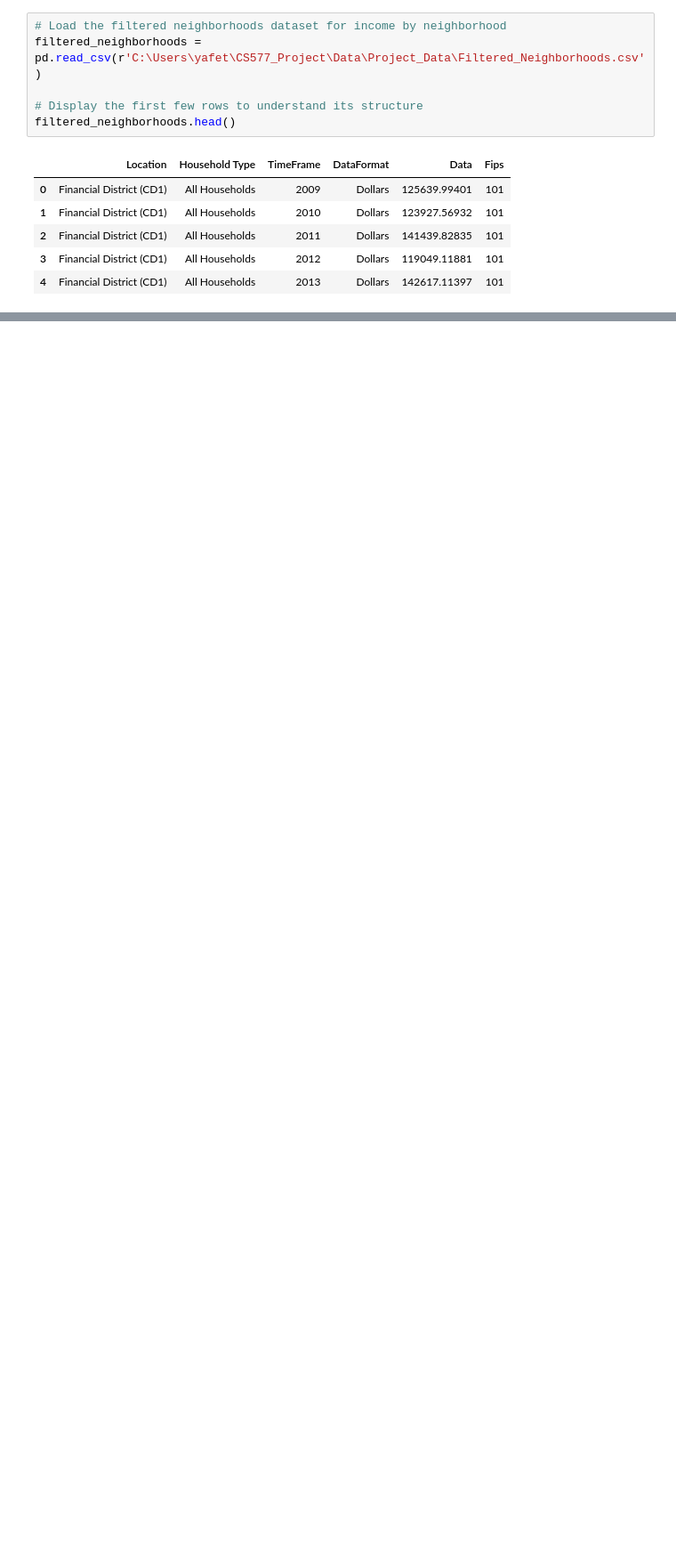
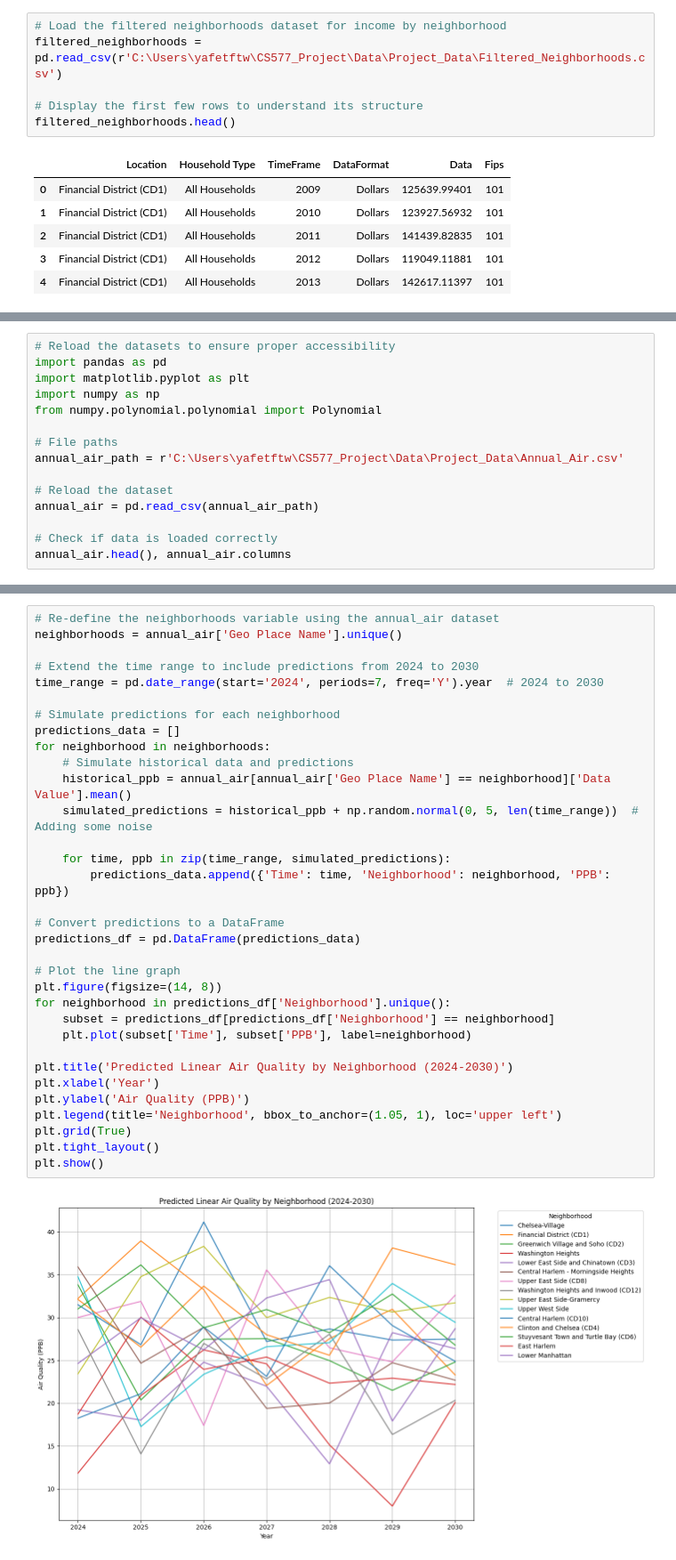
Before and after one commit to miniosushi/CS577_Project, a Jupyter notebook: Notebooks/yafet.ipynb, the cells around one changed output, grey strips where cells are left out. Shown at 89% size. Cells and saved outputs as stored; diff of their text form; blank space fills up the shorter version.

Commit message:
Added linear and quadratic prediction model :)

```diff
--- a/Notebooks/yafet.ipynb
+++ b/Notebooks/yafet.ipynb
@@ -51,7 +51,7 @@ plt.show()
 [figure]
 # %%
 # Load the filtered neighborhoods dataset for income by neighborhood
-filtered_neighborhoods = pd.read_csv(r'C:\Users\yafet\CS577_Project\Data\Project_Data\Filtered_Neighborhoods.csv')
+filtered_neighborhoods = pd.read_csv(r'C:\Users\yafetftw\CS577_Project\Data\Project_Data\Filtered_Neighborhoods.csv')
 
 # Display the first few rows to understand its structure
 filtered_neighborhoods.head()
@@ -239,3 +239,18 @@ plt.show()
 [figure]
 <Figure size 1200x600 with 0 Axes>
 [figure]
+# %%
+# Reload the datasets to ensure proper accessibility
+import pandas as pd
+import matplotlib.pyplot as plt
+import numpy as np
+from numpy.polynomial.polynomial import Polynomial
+
+# File paths
+annual_air_path = r'C:\Users\yafetftw\CS577_Project\Data\Project_Data\Annual_Air.csv'
+
+# Reload the dataset
+annual_air = pd.read_csv(annual_air_path)
+
+# Check if data is loaded correctly
+annual_air.head(), annual_air.columns
@@ -241,0 +275,35 @@ plt.show()
+# %%
+# Re-define the neighborhoods variable using the annual_air dataset
+neighborhoods = annual_air['Geo Place Name'].unique()
+
+# Extend the time range to include predictions from 2024 to 2030
+time_range = pd.date_range(start='2024', periods=7, freq='Y').year  # 2024 to 2030
+
+# Simulate predictions for each neighborhood
+predictions_data = []
+for neighborhood in neighborhoods:
+    # Simulate historical data and predictions
+    historical_ppb = annual_air[annual_air['Geo Place Name'] == neighborhood]['Data Value'].mean()
+    simulated_predictions = historical_ppb + np.random.normal(0, 5, len(time_range))  # Adding some noise
+
+    for time, ppb in zip(time_range, simulated_predictions):
+        predictions_data.append({'Time': time, 'Neighborhood': neighborhood, 'PPB': ppb})
+
+# Convert predictions to a DataFrame
+predictions_df = pd.DataFrame(predictions_data)
+
+# Plot the line graph
+plt.figure(figsize=(14, 8))
+for neighborhood in predictions_df['Neighborhood'].unique():
+    subset = predictions_df[predictions_df['Neighborhood'] == neighborhood]
+    plt.plot(subset['Time'], subset['PPB'], label=neighborhood)
+
+plt.title('Predicted Linear Air Quality by Neighborhood (2024-2030)')
+plt.xlabel('Year')
+plt.ylabel('Air Quality (PPB)')
+plt.legend(title='Neighborhood', bbox_to_anchor=(1.05, 1), loc='upper left')
+plt.grid(True)
+plt.tight_layout()
+plt.show()
+# %% [output]
+[figure, added]
```
Also changed, not shown: parts of 4 cells of this notebook.
